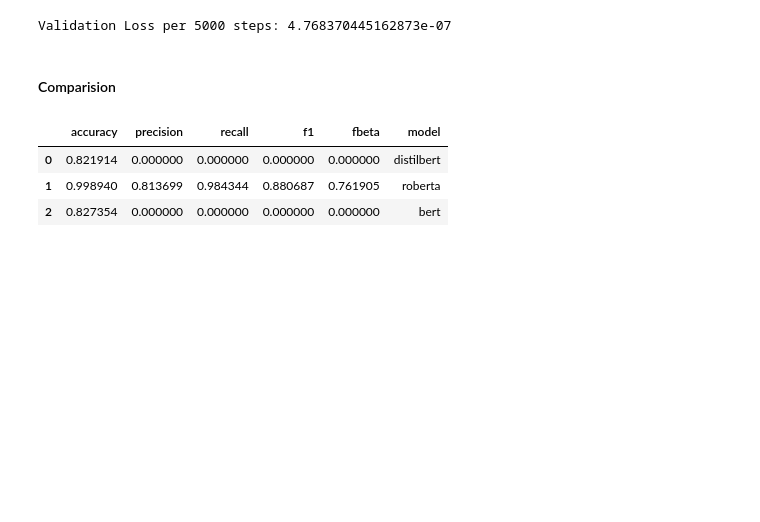
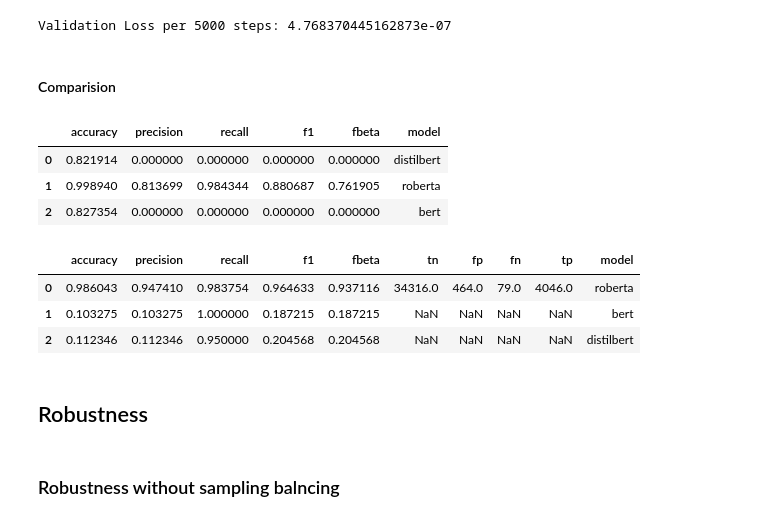
Before and after one commit to ariel-zilber/prompt-security, a Jupyter notebook: notebooks/8_nlp_modern_classifier.ipynb, the cells around one changed output. Cells and saved outputs as stored; diff of their text form; code cells hidden in the pictures; blank space fills up the shorter version.

```diff
--- a/notebooks/8_nlp_modern_classifier.ipynb
+++ b/notebooks/8_nlp_modern_classifier.ipynb
@@ -860,6 +863,8 @@ else:
 transformers_results_dict.append(evaluate_roberta(model, testing_loader))
 # %% [output]
 Validation Loss per 5000 steps: 4.768370445162873e-07
+# %%
+transformers_results_balanced_dict.append(evaluate_roberta(balanced_model, testing_loader))
 # %% [markdown]
 #### Comparision
 # %%
@@ -869,3 +874,12 @@ pd.DataFrame(transformers_results_dict)
 | 0 | 0.821914 | 0.000000 | 0.000000 | 0.000000 | 0.000000 | distilbert |
 | 1 | 0.998940 | 0.813699 | 0.984344 | 0.880687 | 0.761905 | roberta |
 | 2 | 0.827354 | 0.000000 | 0.000000 | 0.000000 | 0.000000 | bert |
+# %%
+pd.DataFrame(transformers_results_balanced_dict)
+# %% [output]
+|  | accuracy | precision | recall | f1 | fbeta | tn | fp | fn | tp | model |
+| 0 | 0.986043 | 0.947410 | 0.983754 | 0.964633 | 0.937116 | 34316.0 | 464.0 | 79.0 | 4046.0 | roberta |
+| 1 | 0.103275 | 0.103275 | 1.000000 | 0.187215 | 0.187215 | NaN | NaN | NaN | NaN | bert |
+| 2 | 0.112346 | 0.112346 | 0.950000 | 0.204568 | 0.204568 | NaN | NaN | NaN | NaN | distilbert |
+# %% [markdown]
+## Robustness
@@ -871,0 +888,2 @@ pd.DataFrame(transformers_results_dict)
+# %% [markdown]
+### Robustness  without sampling balncing
```
Also changed, not shown: parts of 11 cells of this notebook, 3 other files.
